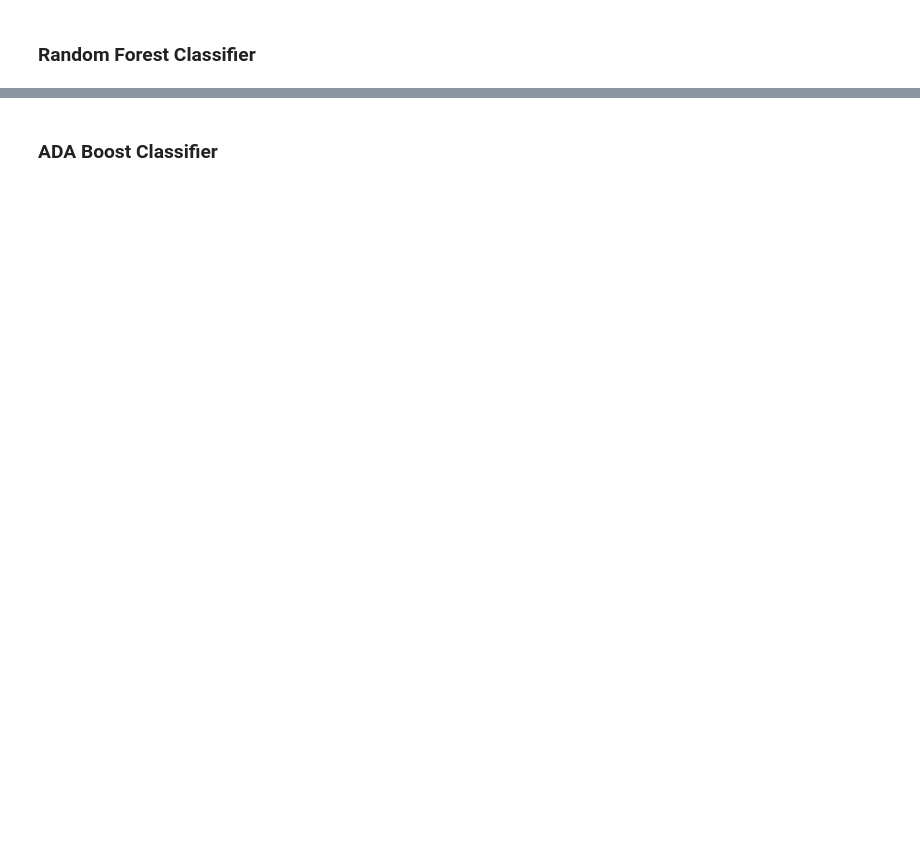
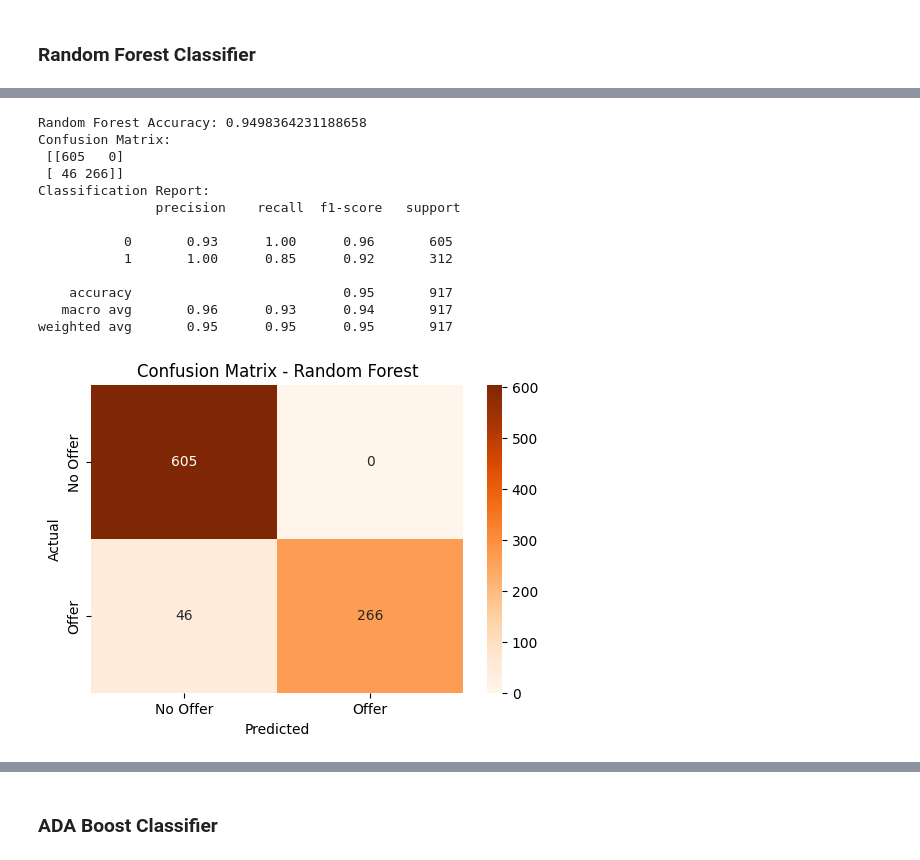
Before and after one commit to hd-nguyen/UET-Web-Mining, a Jupyter notebook: ClassificationNew.ipynb, the cells around one changed output, grey strips where cells are left out. Cells and saved outputs as stored; diff of their text form; code cells hidden in the pictures; blank space fills up the shorter version.

```diff
--- a/ClassificationNew.ipynb
+++ b/ClassificationNew.ipynb
@@ -301,0 +364,39 @@ plt.show()
+# %%
+from sklearn.ensemble import RandomForestClassifier
+
+# Random Forest Classifier
+rf_classifier = RandomForestClassifier(n_estimators=100, random_state=42)
+rf_classifier.fit(X_train, y_train)
+y_pred_rf = rf_classifier.predict(X_test)
+
+# Evaluate Random Forest
+accuracy_rf = accuracy_score(y_test, y_pred_rf)
+conf_matrix_rf = confusion_matrix(y_test, y_pred_rf)
+class_report_rf = classification_report(y_test, y_pred_rf)
+
+print("Random Forest Accuracy:", accuracy_rf)
+print("Confusion Matrix:\n", conf_matrix_rf)
+print("Classification Report:\n", class_report_rf)
+
+# Plot Confusion Matrix for Random Forest
+plt.figure(figsize=(6, 4))
+sns.heatmap(conf_matrix_rf, annot=True, fmt='d', cmap='Oranges', xticklabels=['No Offer', 'Offer'], yticklabels=['No Offer', 'Offer'])
+plt.title('Confusion Matrix - Random Forest')
+plt.xlabel('Predicted')
+plt.ylabel('Actual')
+plt.show()
+# %% [output]
+Random Forest Accuracy: 0.9498364231188658
+Confusion Matrix:
+ [[605   0]
+ [ 46 266]]
+Classification Report:
+               precision    recall  f1-score   support
+
+           0       0.93      1.00      0.96       605
+           1       1.00      0.85      0.92       312
+
+    accuracy                           0.95       917
+   macro avg       0.96      0.93      0.94       917
+weighted avg       0.95      0.95      0.95       917
+[figure, added]
```
Also changed, not shown: parts of 28 cells of this notebook.
